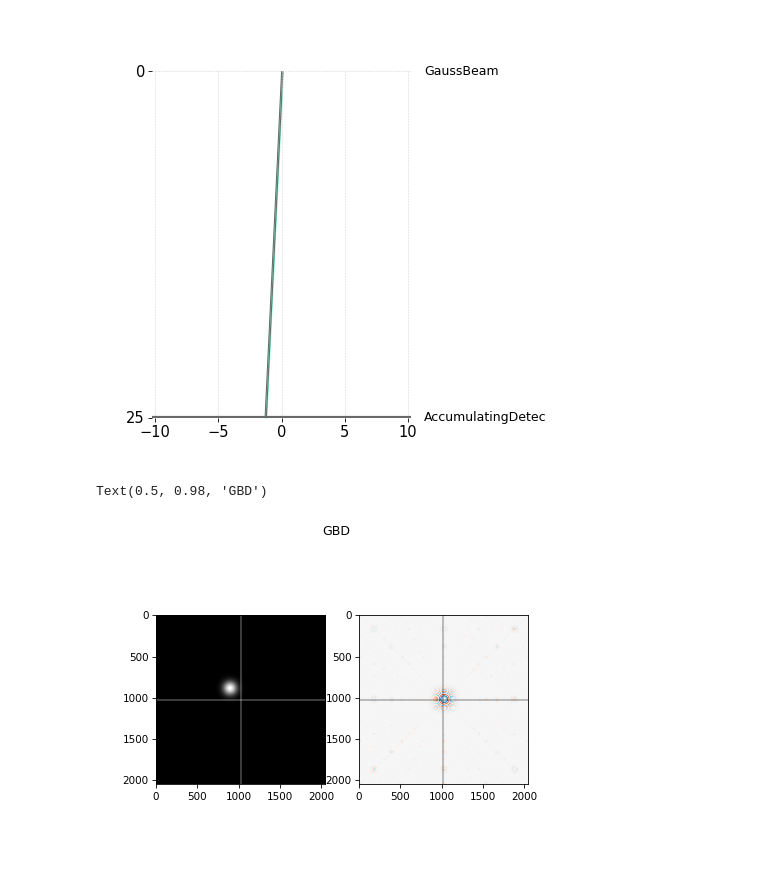
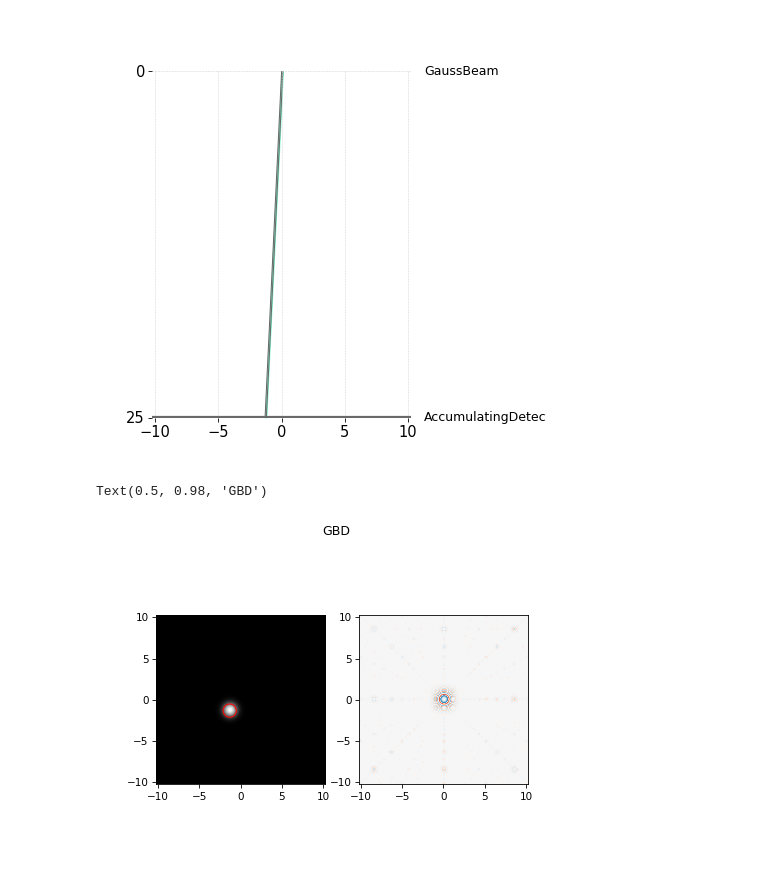
Before and after one commit to DavidLanders95/TemGym, a Jupyter notebook: examples/gaussian_beam_examples/gaussian_beam_free_space.ipynb, the cells around one changed output. Drawn from its saved outputs; the diff is of its cells as text; code cells hidden in the pictures.

```diff
--- a/examples/gaussian_beam_examples/gaussian_beam_free_space.ipynb
+++ b/examples/gaussian_beam_examples/gaussian_beam_free_space.ipynb
@@ -81,7 +81,7 @@ theta_y = -3
 deg_yx = np.deg2rad((theta_y, theta_x))
 tilt_yx = np.tan(deg_yx)
 
-x0 = -0.9
+x0 = 0
 y0 = 0
 
 prop_dist = 25
@@ -110,0 +113,3 @@ gbd_output_field= zero_phase(gbd_output_field, size//2, size//2)
+# %%
+wp = np.sqrt(wavelength / (np.pi * 0.00494841))
+print(wp, wo)
@@ -114,16 +125,19 @@ fig, ax = plot_model(model)
 [figure]
 # %%
 fig, (ax1, ax2) = plt.subplots(1, 2)
-ax1.imshow(np.abs(gbd_output_field),cmap='gray')
-ax1.axvline(size // 2, color='white', alpha=0.3)
-ax1.axhline(size // 2, color='white', alpha=0.3)
-ax2.imshow(np.angle(gbd_output_field),cmap='RdBu')
-ax2.axvline(size // 2, color='k', alpha=0.3)
-ax2.axhline(size // 2, color='k', alpha=0.3)
+ax1.imshow(np.abs(gbd_output_field), cmap='gray', extent=[-dsize / 2, dsize / 2, -dsize / 2, dsize / 2], origin='lower')
+# ax1.axvline(size // 2, color='white', alpha=0.3)
+# ax1.axhline(size // 2, color='white', alpha=0.3)
+circle = plt.Circle((rays[-1].x_central, rays[-1].y_central), wp, color='red', fill=False)
+ax1.add_artist(circle)
+
+ax2.imshow(np.angle(gbd_output_field), cmap='RdBu', extent=[-dsize / 2, dsize / 2, -dsize / 2, dsize / 2])
+# ax2.axvline(size // 2, color='k', alpha=0.3)
+# ax2.axhline(size // 2, color='k', alpha=0.3)
 fig.suptitle("GBD")
 # %% [output]
 Text(0.5, 0.98, 'GBD')
-[figure, old version]
+[figure, new version]
 # %%
 # Calculate theta and phi
 tan_theta_x = np.tan(deg_yx[1])
```
Also changed, not shown: parts of 6 cells of this notebook, 6 other files.
